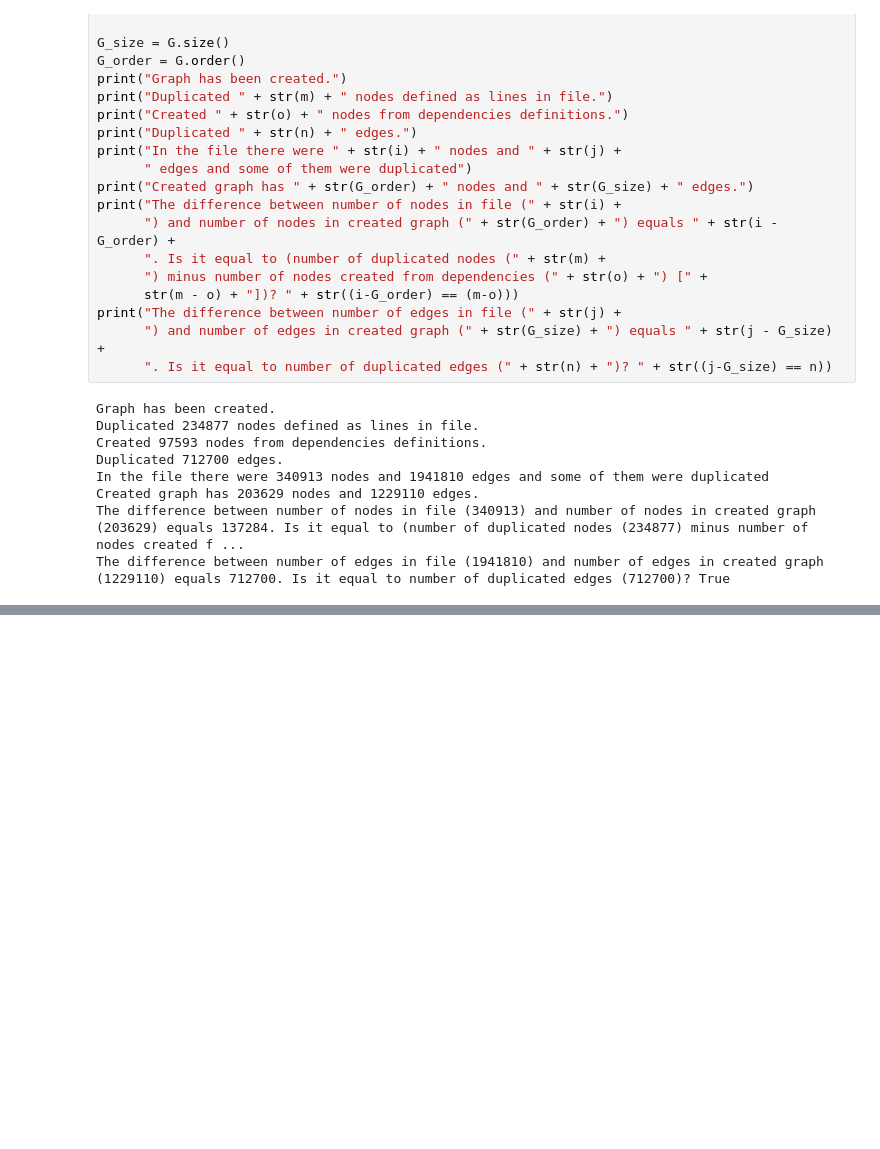
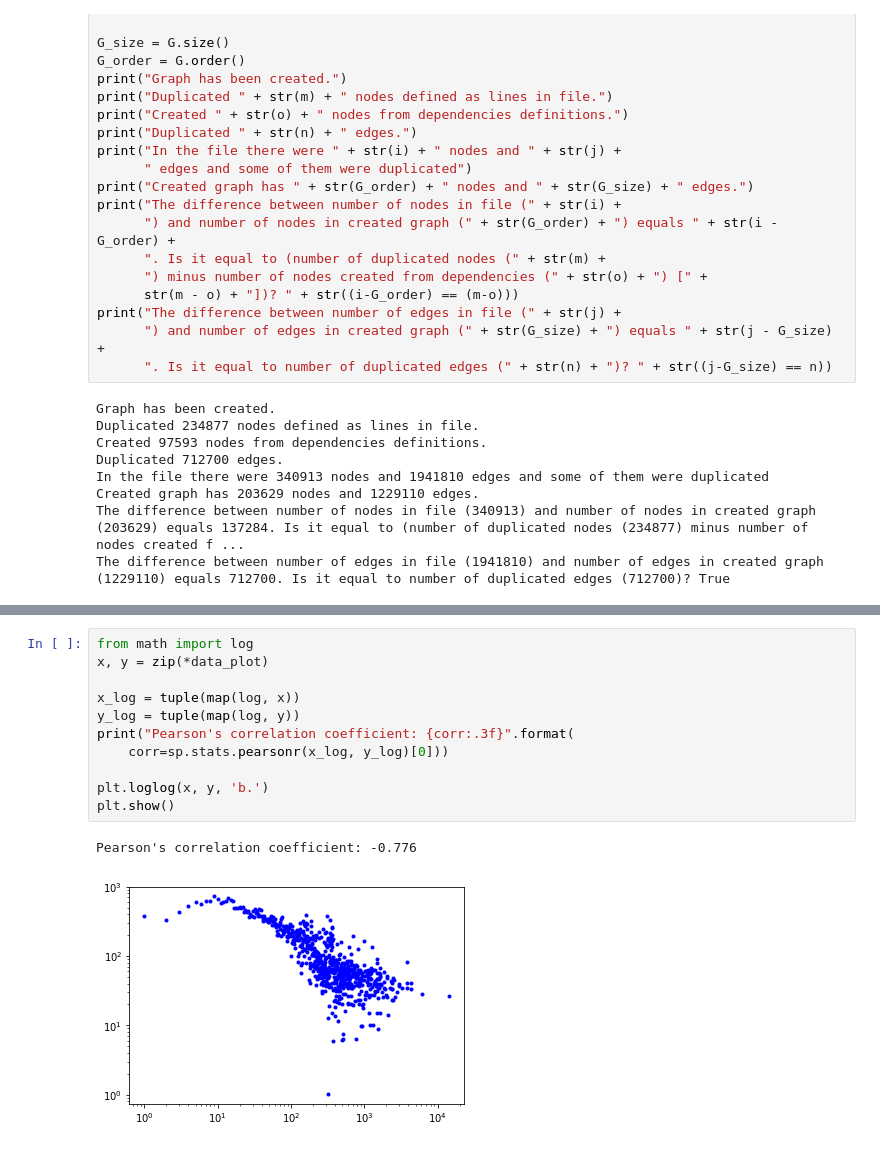
Before and after one commit to michalzurek/maven-artifacts-dependencies, a Jupyter notebook: maven-artifacts-dependencies.ipynb, the cells around one changed output, grey strips where cells are left out. Saved outputs shown, nothing was run; the diff lists cells and outputs as text; blank space fills up the shorter version.

```diff
--- a/maven-artifacts-dependencies.ipynb
+++ b/maven-artifacts-dependencies.ipynb
@@ -86,0 +123,14 @@ Largest connected component size (number of edges): 1219622(0.9922805932748086 o
+# %%
+from math import log
+x, y = zip(*data_plot)
+
+x_log = tuple(map(log, x))
+y_log = tuple(map(log, y))
+print("Pearson's correlation coefficient: {corr:.3f}".format(
+    corr=sp.stats.pearsonr(x_log, y_log)[0]))
+
+plt.loglog(x, y, 'b.')
+plt.show()
+# %% [output]
+Pearson's correlation coefficient: -0.776
+[figure, added]
```
Also changed, not shown: parts of 5 cells of this notebook.
